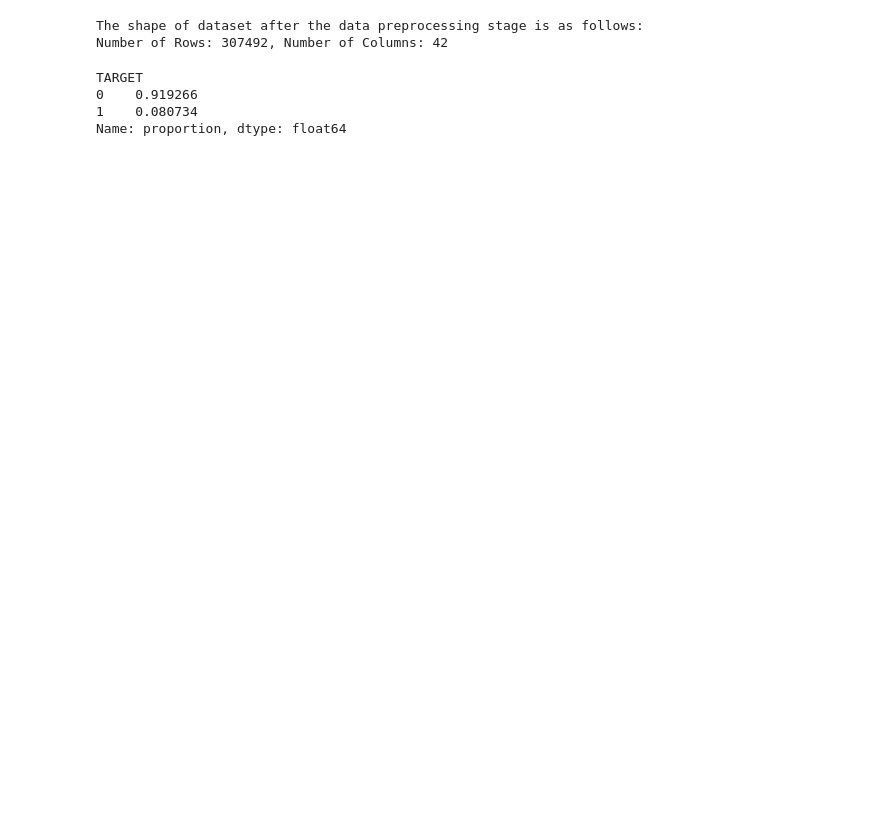
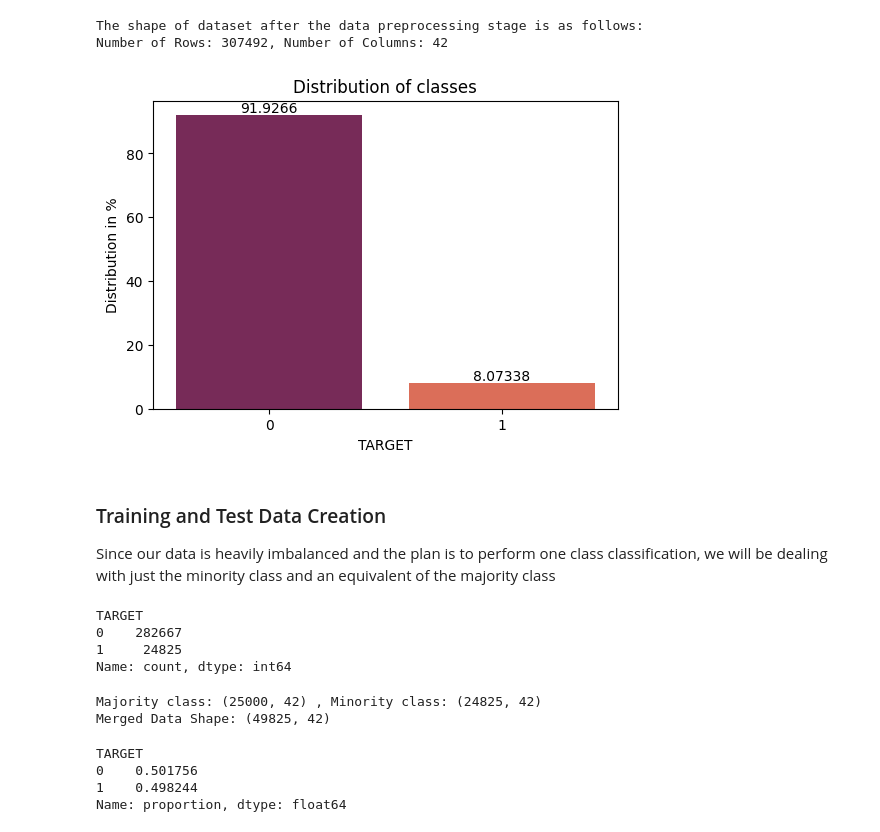
Before and after one commit to aver81/Loan-Defaulter-Classification, a Jupyter notebook: notebooks/LoanDefaulterClassification.ipynb, the cells around one changed output. Drawn from its saved outputs; the diff is of its cells as text; code cells hidden in the pictures; blank space fills up the shorter version.

Commit message:
data imbalance treatment

```diff
--- a/notebooks/LoanDefaulterClassification.ipynb
+++ b/notebooks/LoanDefaulterClassification.ipynb
@@ -678,10 +710,15 @@ print(f'Number of Rows: {data.shape[0]}, Number of Columns: {data.shape[1]}')
 The shape of dataset after the data preprocessing stage is as follows:
 Number of Rows: 307492, Number of Columns: 42
 # %%
-data.TARGET.value_counts(normalize=True)
-plt.figure(figsize)
+plt.figure(figsize = (6,4),dpi=100)
+ax = sns.barplot(data.TARGET.value_counts(normalize=True)*100,palette='rocket')
+ax.bar_label(ax.containers[0])
+ax.bar_label(ax.containers[1])
+plt.title("Distribution of classes")
+plt.ylabel("Distribution in %")
+plt.show()
 # %% [output]
-TARGET
-0    0.919266
-1    0.080734
-Name: proportion, dtype: float64
+[figure, added]
+# %% [markdown]
+### Training and Test Data Creation
+Since our data is heavily imbalanced and the plan is to perform one class classification, we will be dealing with just the minority class and an equivalent of the majority class
@@ -687,0 +727,26 @@ Name: proportion, dtype: float64
+# %%
+data.TARGET.value_counts(normalize=False)
+# %% [output]
+TARGET
+0    282667
+1     24825
+Name: count, dtype: int64
+# %%
+# Approximating to 24825 to 25000 for the majority class
+dtv1 = data[data['TARGET'] == 0].sample(25000,random_state=SEED)
+dtv2 = data[data['TARGET'] == 1]
+print("Majority class:", dtv1.shape,", Minority class:", dtv2.shape)
+
+datav = pd.concat([dtv1,dtv2],axis=0).sample(frac = 1, random_state = SEED)
+
+print("Merged Data Shape:", datav.shape)
+# %% [output]
+Majority class: (25000, 42) , Minority class: (24825, 42)
+Merged Data Shape: (49825, 42)
+# %%
+datav.TARGET.value_counts(normalize=True)
+# %% [output]
+TARGET
+0    0.501756
+1    0.498244
+Name: proportion, dtype: float64
```
Also changed, not shown: parts of 3 cells of this notebook.
